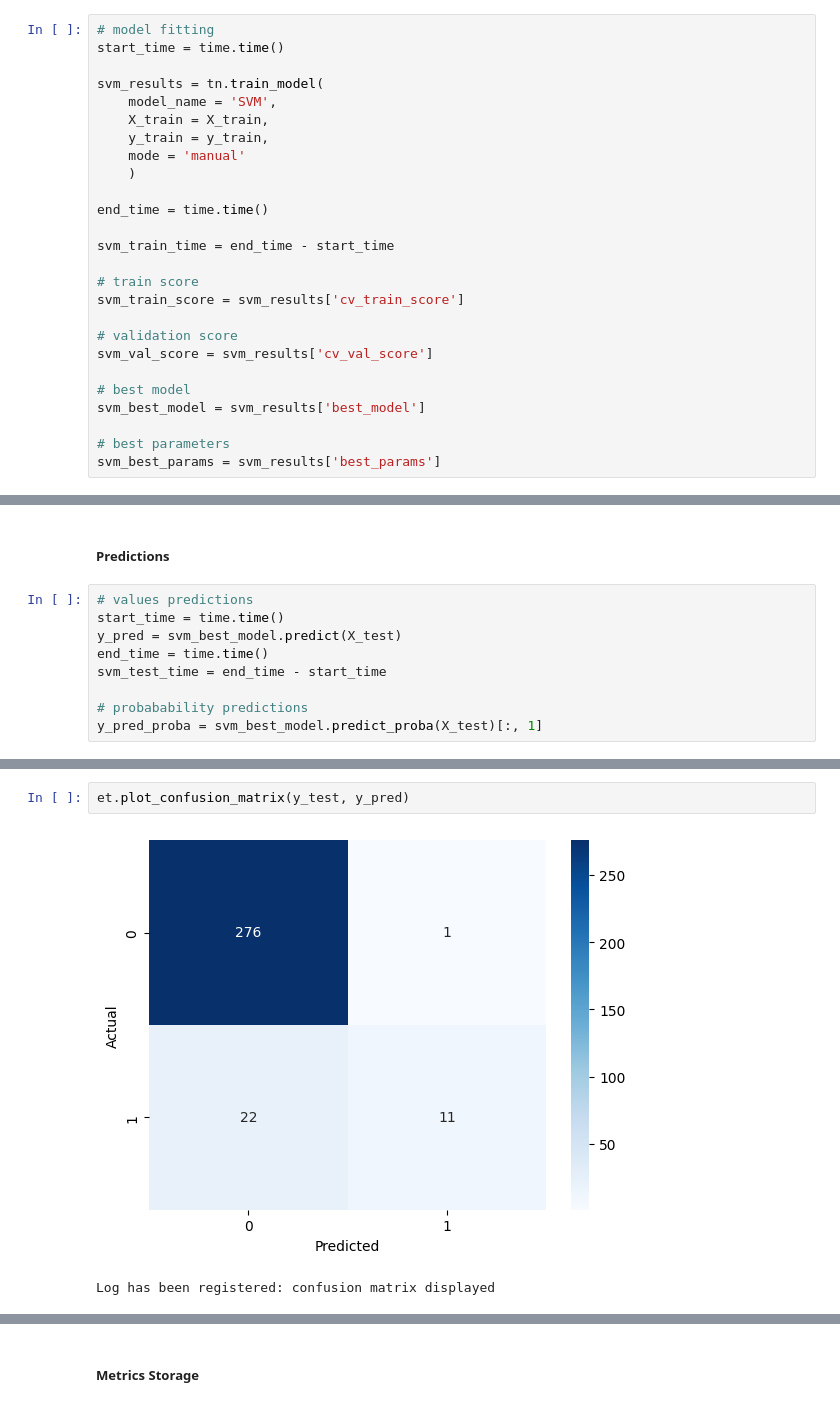
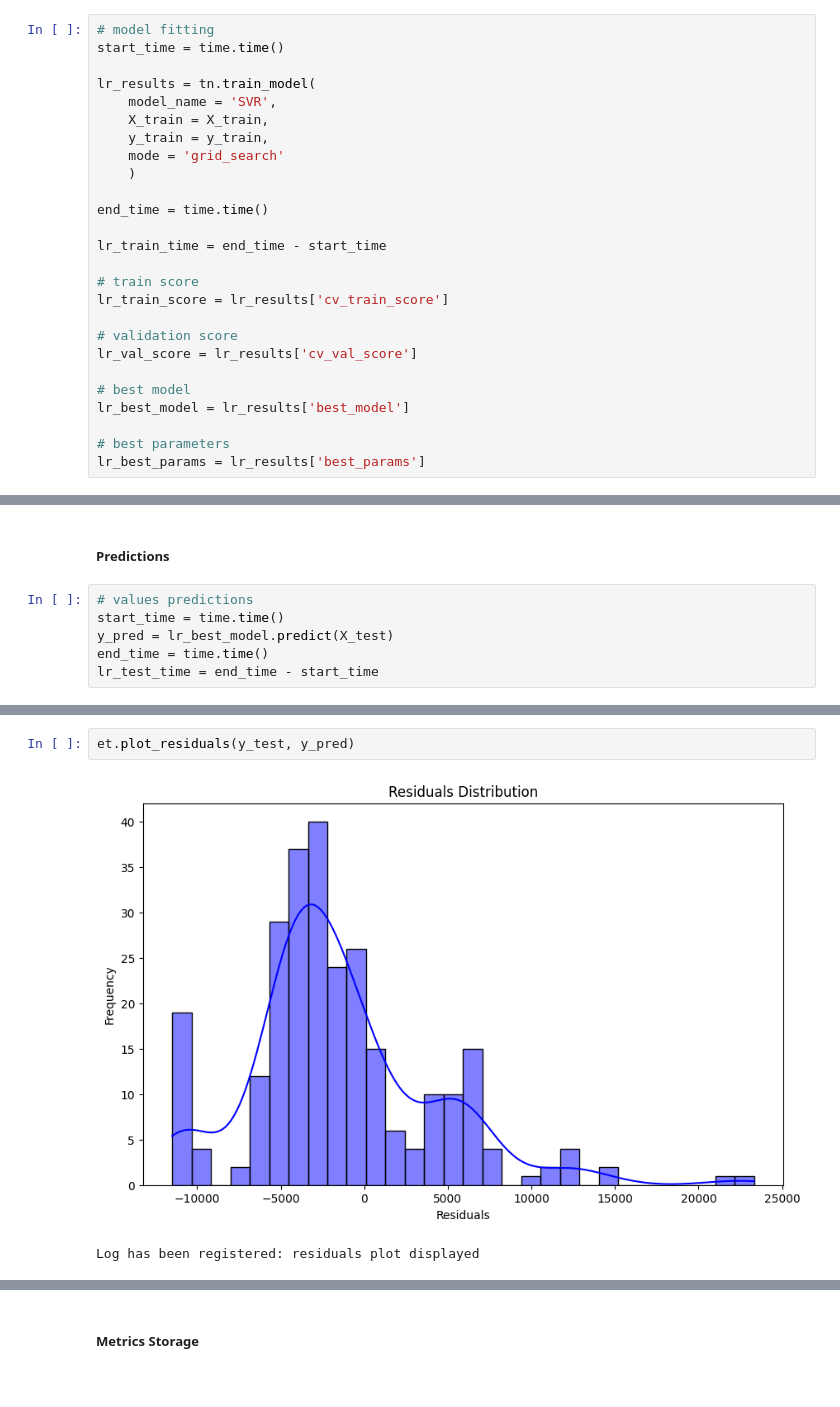
Before and after one commit to DerekSanchez/Medical-Cost-Regression, a Jupyter notebook: results/results_report.ipynb, the cells around one changed output, grey strips where cells are left out. Saved outputs shown, nothing was run; the diff lists cells and outputs as text.

Commit message:
Trained Linear Regession and generated evaluation report

```diff
--- a/results/results_report.ipynb
+++ b/results/results_report.ipynb
@@ -226,26 +223,26 @@ lr_metrics = et.get_test_metrics(lr_best_model, X_test, y_test)
 # model fitting
 start_time = time.time()
 
-svm_results = tn.train_model(
-    model_name = 'SVM',
+lr_results = tn.train_model(
+    model_name = 'SVR',
     X_train = X_train,
     y_train = y_train,
-    mode = 'manual'
+    mode = 'grid_search'
     )
 
 end_time = time.time()
 
-svm_train_time = end_time - start_time
+lr_train_time = end_time - start_time
 
 # train score
-svm_train_score = svm_results['cv_train_score']
+lr_train_score = lr_results['cv_train_score']
 
 # validation score
-svm_val_score = svm_results['cv_val_score']
+lr_val_score = lr_results['cv_val_score']
 
 # best model
-svm_best_model = svm_results['best_model']
+lr_best_model = lr_results['best_model']
 
 # best parameters
-svm_best_params = svm_results['best_params']
+lr_best_params = lr_results['best_params']
 # %% [output]
@@ -292,10 +288,7 @@ pd.DataFrame(
 # %%
 # values predictions
 start_time = time.time()
-y_pred = svm_best_model.predict(X_test)
+y_pred = lr_best_model.predict(X_test)
 end_time = time.time()
-svm_test_time = end_time - start_time
-
-# probabability predictions
-y_pred_proba = svm_best_model.predict_proba(X_test)[:, 1]
+lr_test_time = end_time - start_time
 # %% [markdown]
@@ -316,5 +309,5 @@ Log has been registered: classification report generated
 # %%
-et.plot_confusion_matrix(y_test, y_pred)
+et.plot_residuals(y_test, y_pred)
 # %% [output]
-[figure, old version]
+[figure, new version]
-Log has been registered: confusion matrix displayed
+Log has been registered: residuals plot displayed
```
Also changed, not shown: parts of 78 cells of this notebook, 4 other files.
